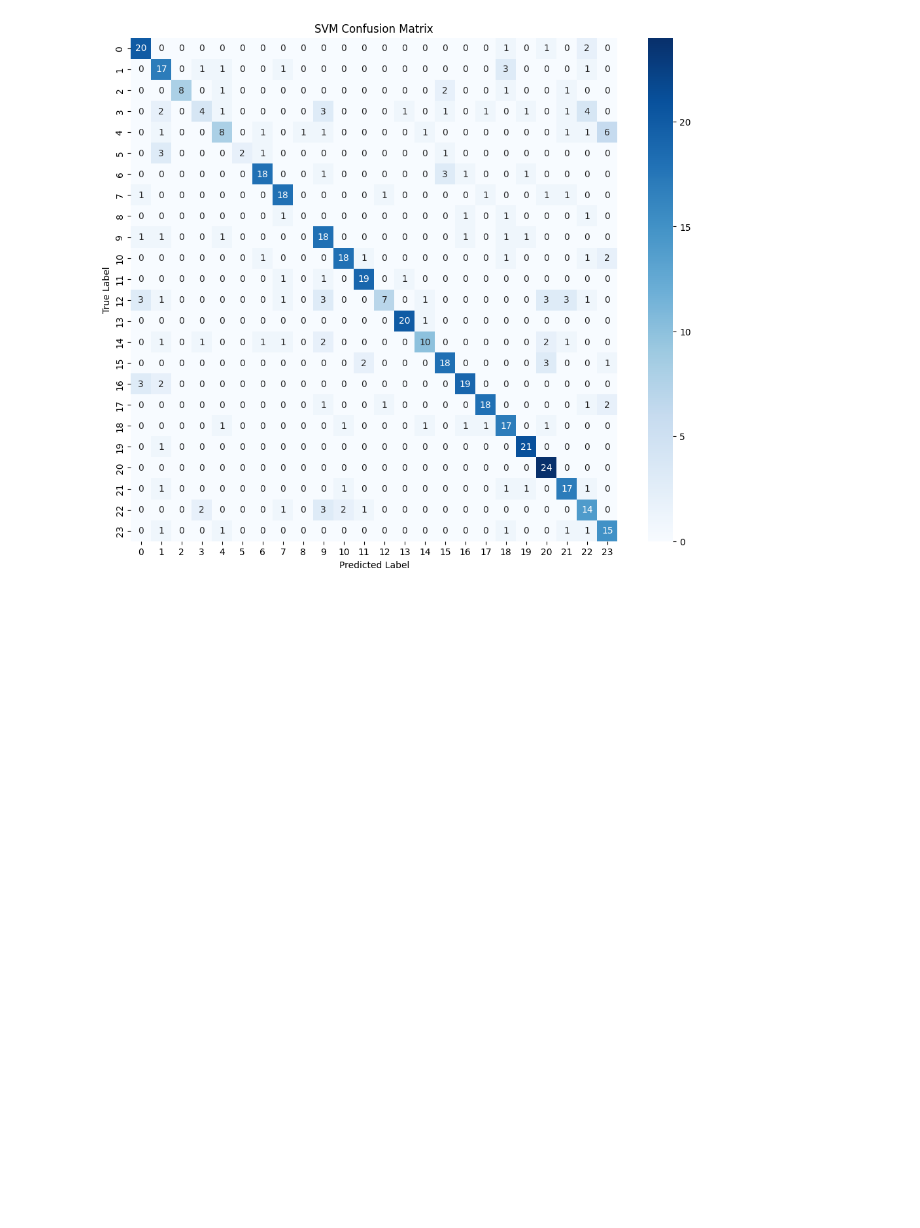
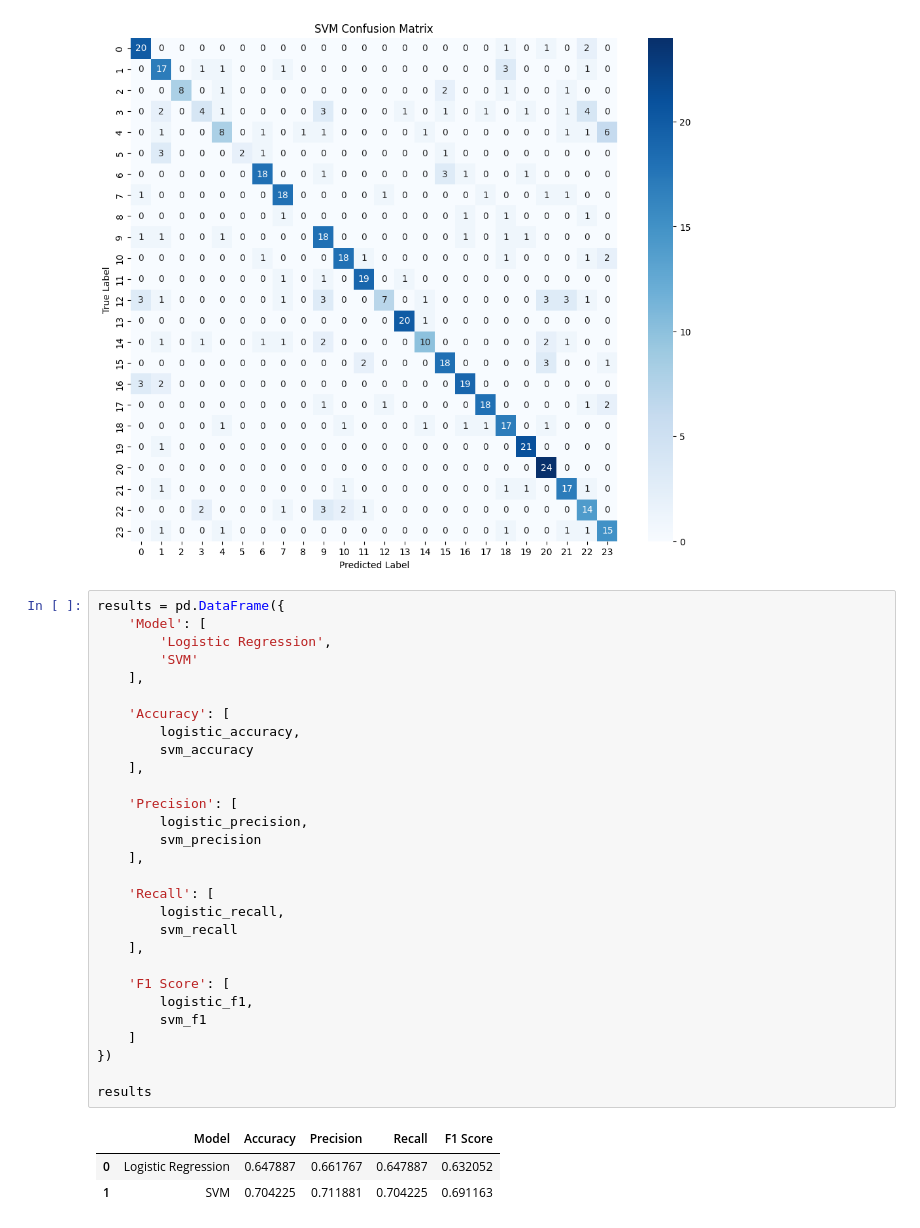
Before and after one commit to Savindi2002/CV-Analyzer-Job-Matching, a Jupyter notebook: CV_Analyzer.ipynb, the cells around one changed output. Cells and saved outputs as stored; diff of their text form; blank space fills up the shorter version.

```diff
--- a/CV_Analyzer.ipynb
+++ b/CV_Analyzer.ipynb
@@ -621,3 +621,36 @@ plt.ylabel('True Label')
 plt.show()
 # %% [output]
 [figure]
+# %%
+results = pd.DataFrame({
+    'Model': [
+        'Logistic Regression',
+        'SVM'
+    ],
+
+    'Accuracy': [
+        logistic_accuracy,
+        svm_accuracy
+    ],
+
+    'Precision': [
+        logistic_precision,
+        svm_precision
+    ],
+
+    'Recall': [
+        logistic_recall,
+        svm_recall
+    ],
+
+    'F1 Score': [
+        logistic_f1,
+        svm_f1
+    ]
+})
+
+results
+# %% [output]
+|  | Model | Accuracy | Precision | Recall | F1 Score |
+| 0 | Logistic Regression | 0.647887 | 0.661767 | 0.647887 | 0.632052 |
+| 1 | SVM | 0.704225 | 0.711881 | 0.704225 | 0.691163 |
```
Also changed, not shown: parts of 3 cells of this notebook.
